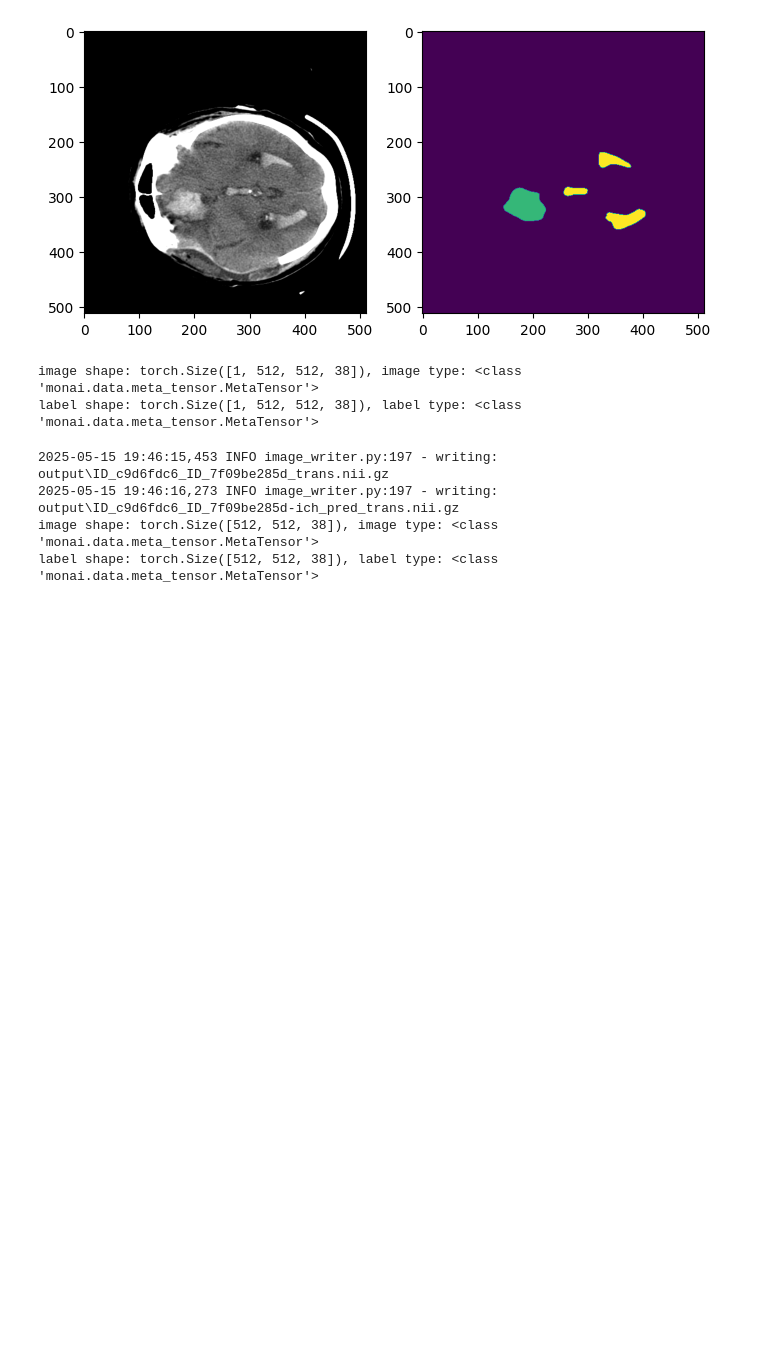
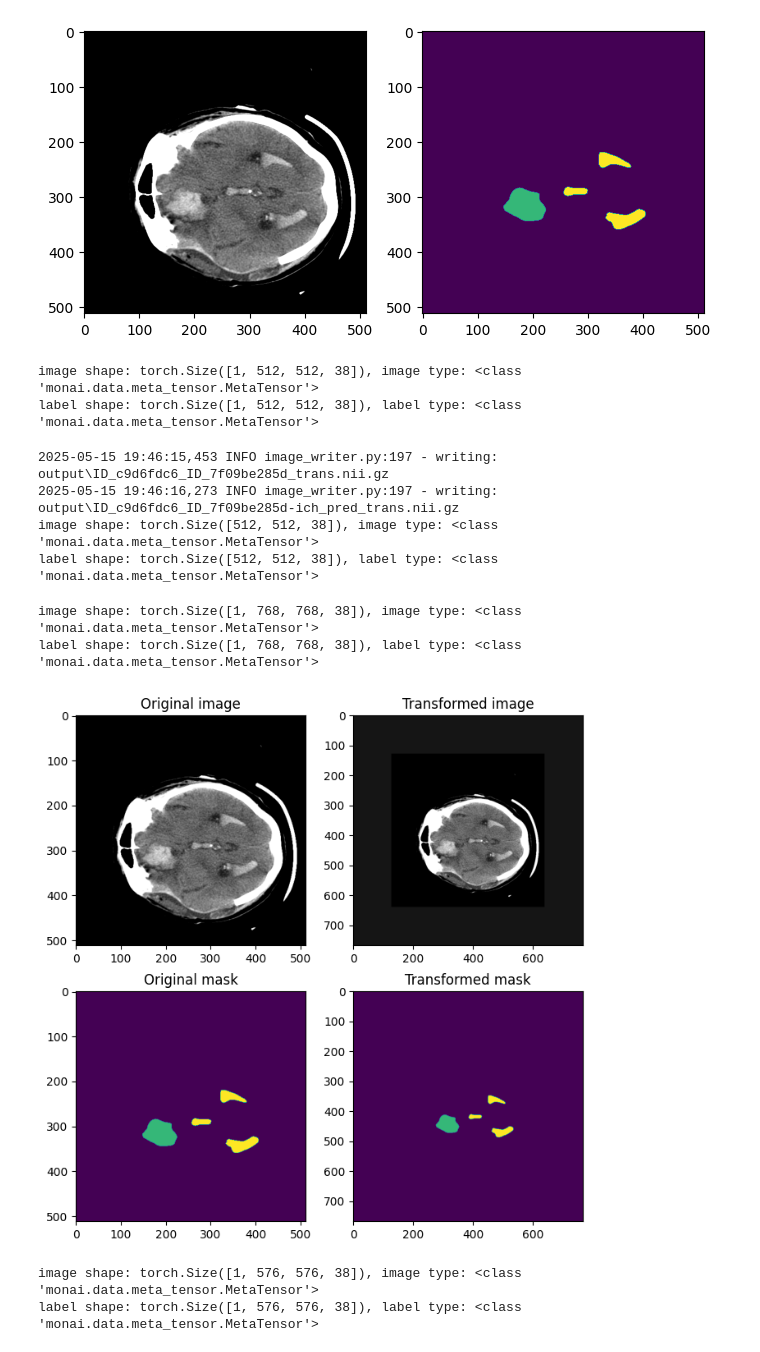
Before and after one commit to codecat0/Deep-Learning-With-Code, a Jupyter notebook: tutotial/monai/monai_transform.ipynb, the cells around one changed output. Drawn from its saved outputs; the diff is of its cells as text; code cells hidden in the pictures; blank space fills up the shorter version.

```diff
--- a/tutotial/monai/monai_transform.ipynb
+++ b/tutotial/monai/monai_transform.ipynb
@@ -25,24 +23,35 @@ def adjust_window(image, window_level=35, window_width=85):
 
     return windowed_image
 # %%
-def visualize(original_image, original_mask, image=None, mask=None, idx=20):
+def visualize(original_data, aug_data=None, idx=20):
+    original_image = original_data["image"]
+    original_mask = original_data["label"]
+    if len(original_image.shape) == 4:
+        original_image = original_image[0]
+    if len(original_mask.shape) == 4:
+        original_mask = original_mask[0]
     original_image = original_image.numpy()
     original_image = adjust_window(original_image)
     original_mask = original_mask.numpy()
     original_image = original_image[:, :, idx]
     original_mask = original_mask[:, :, idx]
-    if image is not None:
+    if aug_data is not None:
+        image = aug_data["image"]
+        mask = aug_data["label"]
+        if len(image.shape) == 4:
+            image = image[0]
+        if len(mask.shape) == 4:
+            mask = mask[0]
         image = image.numpy()
         image = adjust_window(image)
-        image = mask[:, :, idx]
-    if mask is not None:
+        image = image[:, :, idx]
         mask = mask.numpy()
         mask = mask[:, :, idx]
 
 
     fontsize = 12
 
-    if image is None and mask is None:
+    if aug_data is None:
         f, ax = plt.subplots(1, 2, figsize=(8, 8))
 
         ax[0].imshow(original_image, cmap='gray')
@@ -67,8 +76,8 @@ def print_info(data):
     print(f"label shape: {data['label'].shape}, label type: {type(data['label'])}")
 # %%
 data_dict = {
-    'image': 'data/ID_c9d6fdc6_ID_7f09be285d.nii.gz',
-    'label': 'data/ID_c9d6fdc6_ID_7f09be285d-ich_pred.nii.gz'
+    'image': '../data/ID_c9d6fdc6_ID_7f09be285d.nii.gz',
+    'label': '../data/ID_c9d6fdc6_ID_7f09be285d-ich_seg.nii.gz'
 }
 # %%
 # 数据读取
@@ -87,8 +96,8 @@ visualize(image, label)
 # %%
 # 添加channel维度
 transform = transforms.EnsureChannelFirstd(keys=["image", "label"])
-aug_data = transform(data)
-print_info(aug_data)
+add_data = transform(data)
+print_info(add_data)
 # %% [output]
 image shape: torch.Size([1, 512, 512, 38]), image type: <class 'monai.data.meta_tensor.MetaTensor'>
 label shape: torch.Size([1, 512, 512, 38]), label type: <class 'monai.data.meta_tensor.MetaTensor'>
@@ -102,3 +111,25 @@ print_info(aug_data)
 2025-05-15 19:46:16,273 INFO image_writer.py:197 - writing: output\ID_c9d6fdc6_ID_7f09be285d-ich_pred_trans.nii.gz
 image shape: torch.Size([512, 512, 38]), image type: <class 'monai.data.meta_tensor.MetaTensor'>
 label shape: torch.Size([512, 512, 38]), label type: <class 'monai.data.meta_tensor.MetaTensor'>
+# %%
+# 将数据pad至指定spatial_size
+# - 输入为3D数据，需增强channel维度，即输入[C, H, W, D], spatial_size = [h, w, d]
+# - 输入为2D数据，即输入[C, H, W], spatial_size = [h, w]
+transform = transforms.SpatialPadd(keys=["image", "label"], spatial_size=[768, 768, 38])
+
+aug_data = transform(add_data)
+print_info(aug_data)
+# %% [output]
+image shape: torch.Size([1, 768, 768, 38]), image type: <class 'monai.data.meta_tensor.MetaTensor'>
+label shape: torch.Size([1, 768, 768, 38]), label type: <class 'monai.data.meta_tensor.MetaTensor'>
+# %%
+visualize(data, aug_data)
+# %% [output]
+[figure, added]
+# %%
+transform = transforms.BorderPadd(keys=["image", "label"], spatial_border=[32, 32, 0])
+aug_data = transform(add_data)
+print_info(aug_data)
+# %% [output]
+image shape: torch.Size([1, 576, 576, 38]), image type: <class 'monai.data.meta_tensor.MetaTensor'>
+label shape: torch.Size([1, 576, 576, 38]), label type: <class 'monai.data.meta_tensor.MetaTensor'>
```
Also changed, not shown: parts of 33 cells of this notebook.
